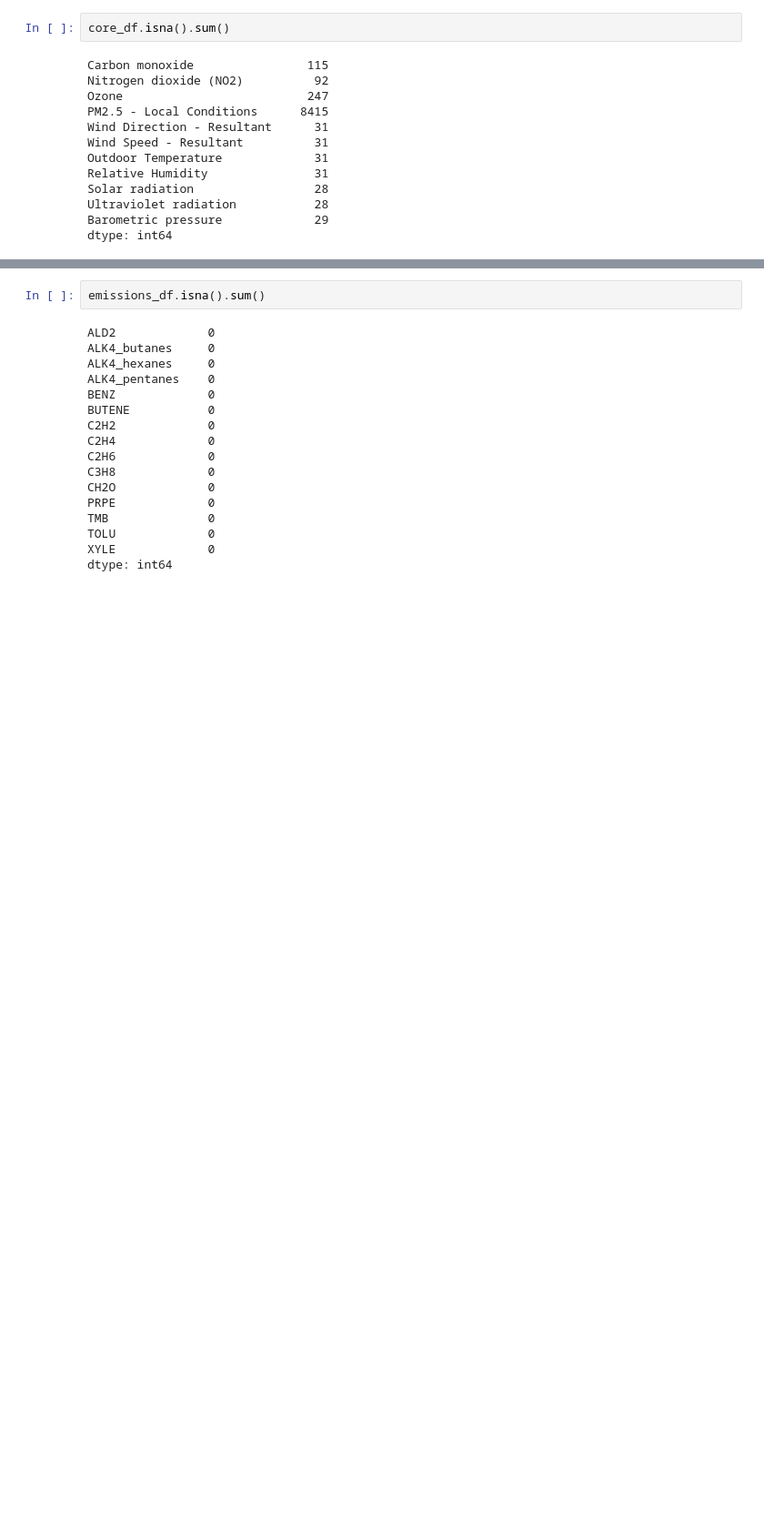
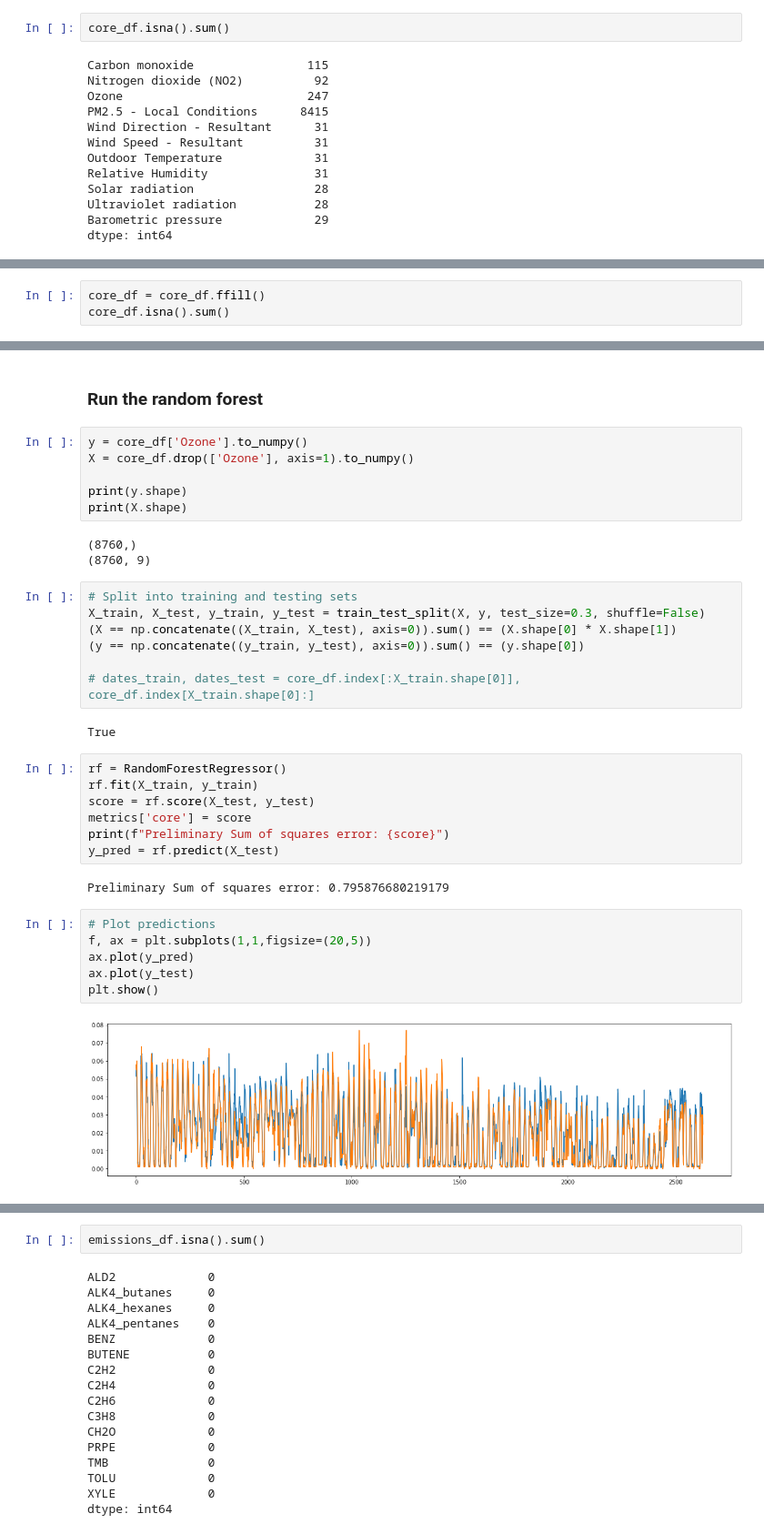
Before and after one commit to Tcintra/chem150, a Jupyter notebook: lab_notebook_2.ipynb, the cells around one changed output, grey strips where cells are left out. Shown: that part at 91% size. Drawn from its saved outputs; the diff is of its cells as text; blank space fills up the shorter version.

Commit message:
Preliminary runs of RF model on core data, with and without VOCs/Emissions

```diff
--- a/lab_notebook_2.ipynb
+++ b/lab_notebook_2.ipynb
@@ -54,0 +91,3 @@ dtype: int64
+# %%
+core_df = core_df.ffill()
+core_df.isna().sum()
@@ -54,0 +106,37 @@ dtype: int64
+# %% [markdown]
+### Run the random forest
+# %%
+y = core_df['Ozone'].to_numpy()
+X = core_df.drop(['Ozone'], axis=1).to_numpy()
+
+print(y.shape)
+print(X.shape)
+# %% [output]
+(8760,)
+(8760, 9)
+# %%
+# Split into training and testing sets
+X_train, X_test, y_train, y_test = train_test_split(X, y, test_size=0.3, shuffle=False)
+(X == np.concatenate((X_train, X_test), axis=0)).sum() == (X.shape[0] * X.shape[1])
+(y == np.concatenate((y_train, y_test), axis=0)).sum() == (y.shape[0])
+
+# dates_train, dates_test = core_df.index[:X_train.shape[0]], core_df.index[X_train.shape[0]:]
+# %% [output]
+True
+# %%
+rf = RandomForestRegressor()
+rf.fit(X_train, y_train)
+score = rf.score(X_test, y_test)
+metrics['core'] = score
+print(f"Preliminary Sum of squares error: {score}")
+y_pred = rf.predict(X_test)
+# %% [output]
+Preliminary Sum of squares error: 0.795876680219179
+# %%
+# Plot predictions
+f, ax = plt.subplots(1,1,figsize=(20,5))
+ax.plot(y_pred)
+ax.plot(y_test)
+plt.show()
+# %% [output]
+[figure, added]
```
Also changed, not shown: parts of 29 cells of this notebook, 2 other files.
